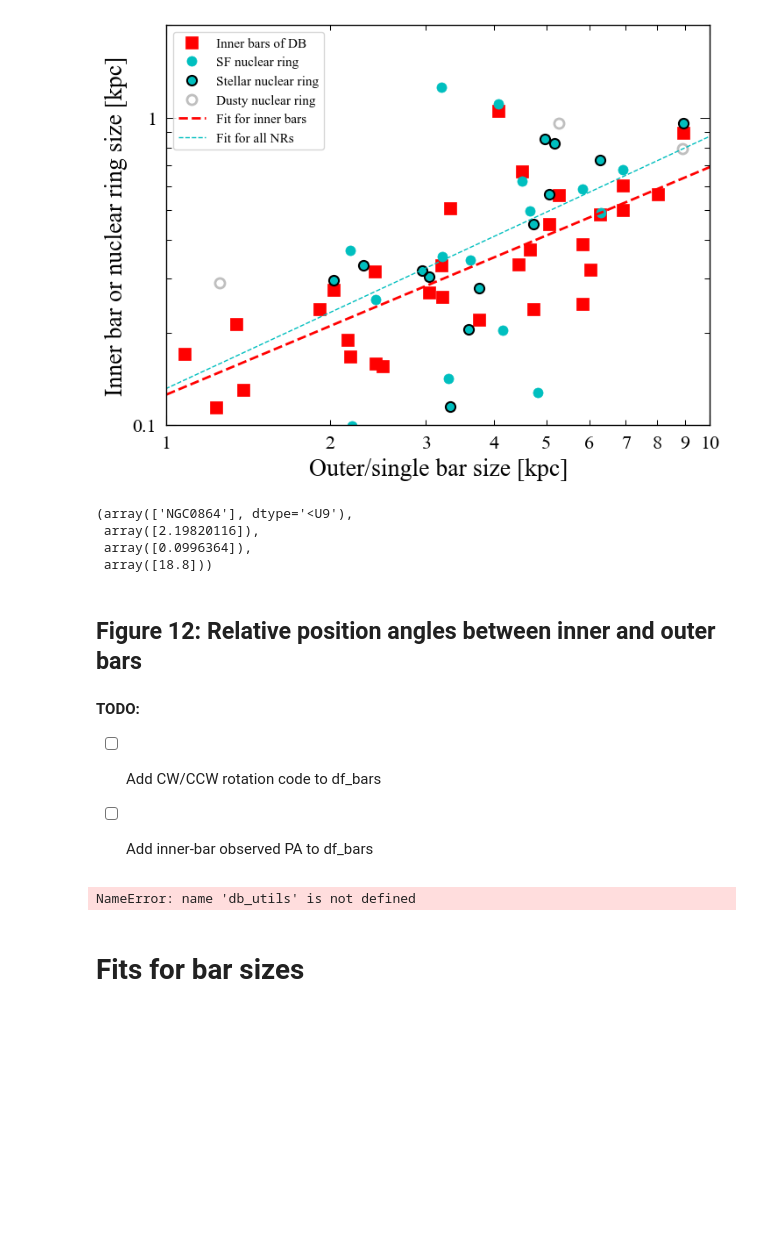
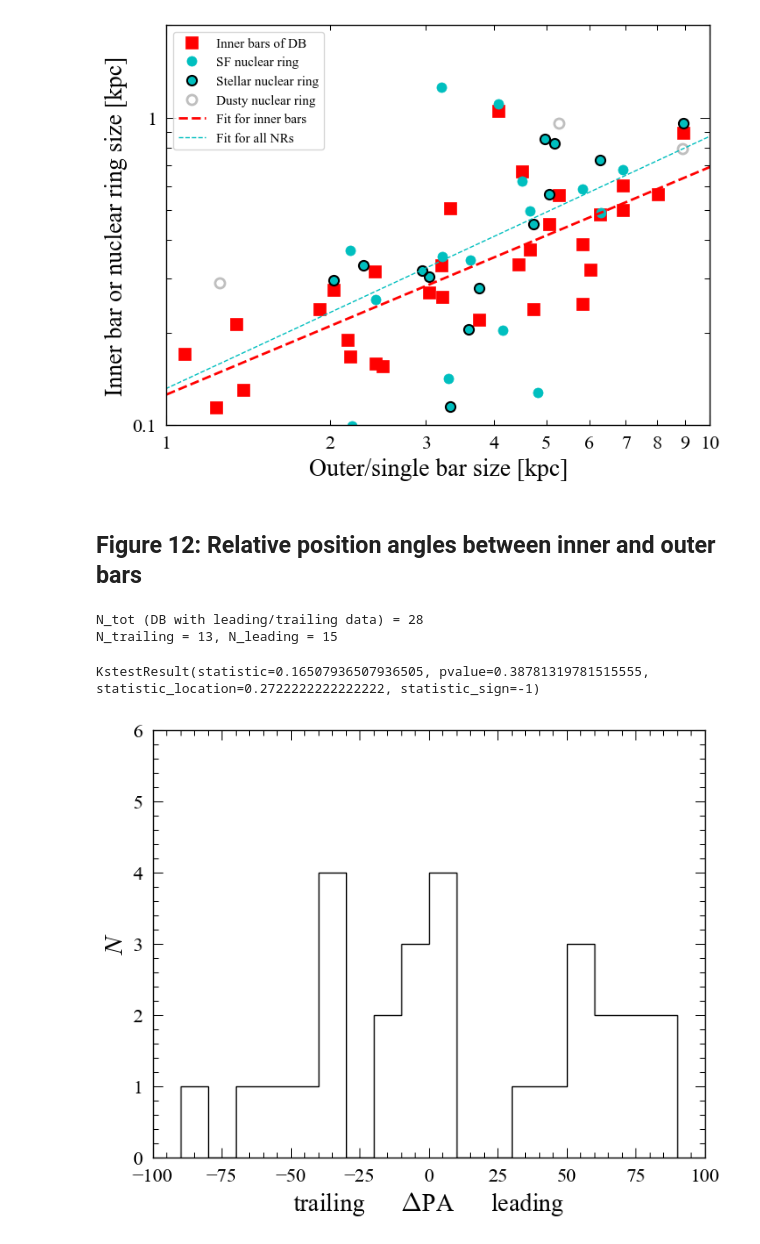
Before and after one commit to perwin/db-nr_paper, a Jupyter notebook: figures_for_paper.ipynb, the cells around one changed output. Saved outputs shown, nothing was run; the diff lists cells and outputs as text; code cells hidden in the pictures; blank space fills up the shorter version.

Commit message:
Final(?) version of figures_for_paper notebook

```diff
--- a/figures_for_paper.ipynb
+++ b/figures_for_paper.ipynb
@@ -706,62 +705,49 @@ if savePlots:
     savefig(baseDir + "inner-bar-nr-size_vs_bar-size.pdf")
 # %% [output]
 [figure]
-# %%
-ii = [i for i in ii_nr_st_sf if df_bars.amax_dp_kpc[i] > 2 and df_bars.amax_dp_kpc[i] < 3 and df_bars.nr_dp_kpc[i] < 0.2]
-df_bars.name[ii], df_bars.amax_dp_kpc[ii], df_bars.nr_dp_kpc[ii], df_bars.dist[ii]
-
-# print(df_bars.name)
-# print(df_bars.nr_dp_kpc)
-# %% [output]
-(array(['NGC0864'], dtype='<U9'),
- array([2.19820116]),
- array([0.0996364]),
- array([18.8]))
 # %% [markdown]
 ## Figure 12: Relative position angles between inner and outer bars
-# %% [markdown]
-**TODO:**
-
-   * [ ] Add CW/CCW rotation code to df_bars
-
-   * [ ] Add inner-bar observed PA to df_bars
 # %%
+# Compute deprojected angles between inner and outer bars
 deltaPA_dp = []
 deltaPA_db_abs = []
 for i in ii_db:
     #g = barredGalaxiesArray_d30[i]
     diskPA = df_bars.diskPA[i]
     inclination = df_bars.inclination[i]
     rotCode_str = df_bars.rotCode[i]
     if rotCode_str == "+":
         rotCode = 1
     elif rotCode_str == "-":
         rotCode = -1
     else:
         rotCode = None
     bar1PA = df_bars.barPA[i]
     bar1PA_dp = dbnr_utils.deprojectpa_abs(bar1PA, diskPA, inclination)
-# [ ]    bar2PA_dp = angles.deprojectpa_abs(g.bar2PA, diskPA, inclination)
     bar2PA = df_bars.bar2PA[i]
+    bar2PA_dp = dbnr_utils.deprojectpa_abs(bar2PA, diskPA, inclination)
     if rotCode in [-1,1]:
-        dPA_dp = db_utils.DiffAngle(bar2PA, bar1PA, rotCode, diskPA, inclination)
+        dPA_dp = dbnr_utils.DiffAngle(bar2PA, bar1PA, rotCode, diskPA, inclination)
         deltaPA_dp.append(dPA_dp)
 
 deltaPA_dp = np.array(deltaPA_dp)
+
+hist(deltaPA_dp, bins=np.arange(-90,100,10), histtype='step', color='k');ylim(0,6)
+xlabel(r"trailing      $\Delta$PA      leading");ylabel("$N$")
+if savePlots:
+    savefig(baseDir + "DB_deltaPA_histogram.pdf")
+
+
 print("N_tot (DB with leading/trailing data) = {0}".format(len(deltaPA_dp)))
 print("N_trailing = {0}, N_leading = {1}".format(len([x for x in deltaPA_dp if x < 0]),
                                                  len([x for x in deltaPA_dp if x > 0])))
-
-clf();hist(deltaPA_dp, bins=np.arange(-90,100,10), histtype='step', color='k');ylim(0,6)
-xlabel(r"trailing      $\Delta$PA      leading");ylabel("$N$")
-if savePlots:
-    savefig(baseDir + "DB_deltaPA_histogram.pdf")
 
 # K-S test vs uniform distribution
 # remap the PA range from (-90,90) to (0,1) to compare with default output of scipy.stats.uniform.cdf
 deltaPA_remapped = (deltaPA_dp + 90)/180
 scipy.stats.kstest(deltaPA_remapped, scipy.stats.uniform.cdf)
 # %% [output]
-NameError: name 'db_utils' is not defined
+N_tot (DB with leading/trailing data) = 28
+N_trailing = 13, N_leading = 15
+KstestResult(statistic=0.16507936507936505, pvalue=0.38781319781515555, statistic_location=0.2722222222222222, statistic_sign=-1)
+[figure, added]
-# %% [markdown]
-# Fits for bar sizes
```
Also changed, not shown: parts of 5 cells of this notebook, 3 other files.
